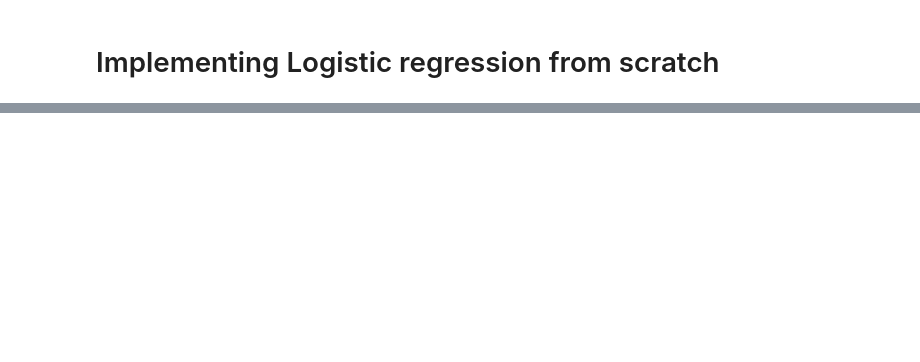
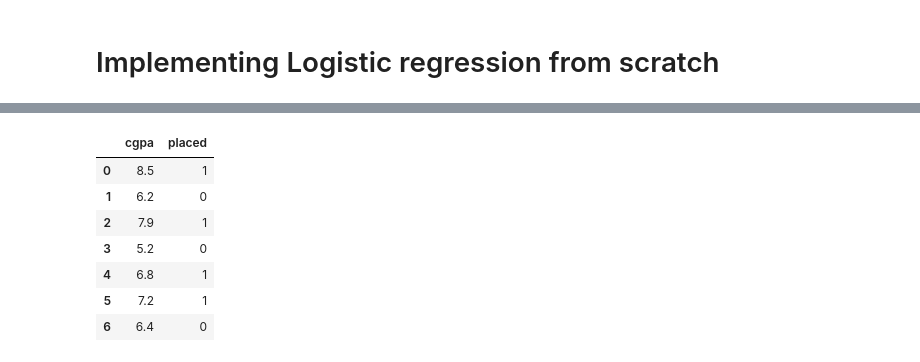
Before and after one commit to adityamishra3/Learning-ML, a Jupyter notebook: fundamentals/logistic_regression/notebooks/01_basic_logistic_regression.ipynb, the cells around one changed output, grey strips where cells are left out. Drawn from its saved outputs; the diff is of its cells as text; code cells hidden in the pictures; blank space fills up the shorter version.

```diff
--- a/fundamentals/logistic_regression/notebooks/01_basic_logistic_regression.ipynb
+++ b/fundamentals/logistic_regression/notebooks/01_basic_logistic_regression.ipynb
@@ -49,0 +12,16 @@
+# %%
+# to get the value between 0 and 1, we will take y_hat and pass it through the sigmoid function.
+# first lets just do it for a small dataset, then we will use numpy vectors to do it on a larger dataset.
+
+# creating a dataset with cgpa and placement (0 for me and 1 for ppl who are place 🤡)
+df = pd.DataFrame({'cgpa': [8.5,6.2,7.9,5.2, 6.8,7.2,6.4], 'placed': [1,0,1,0,1,1,0]})
+df
+# %% [output]
+|  | cgpa | placed |
+| 0 | 8.5 | 1 |
+| 1 | 6.2 | 0 |
+| 2 | 7.9 | 1 |
+| 3 | 5.2 | 0 |
+| 4 | 6.8 | 1 |
+| 5 | 7.2 | 1 |
+| 6 | 6.4 | 0 |
```
Also changed, not shown: parts of 13 cells of this notebook.
